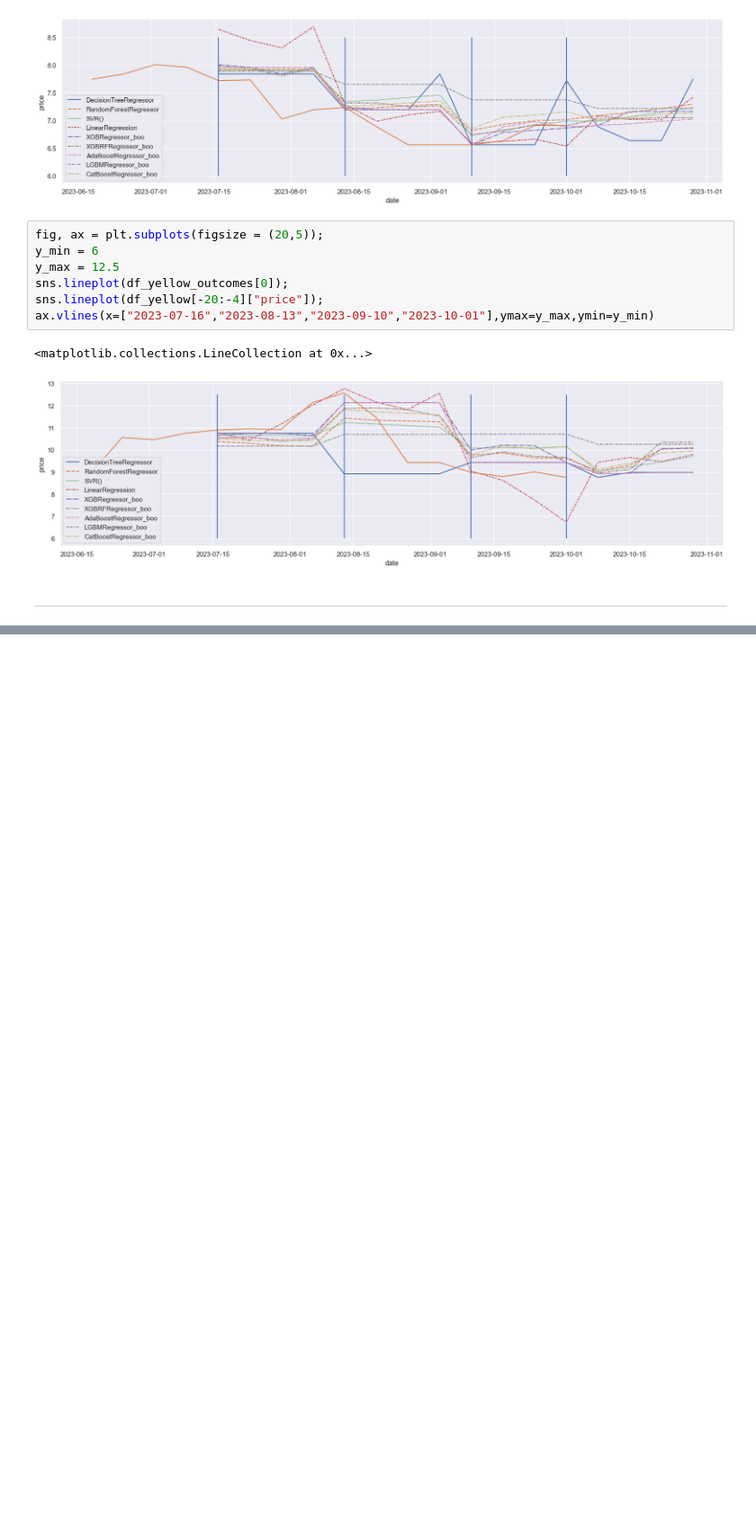
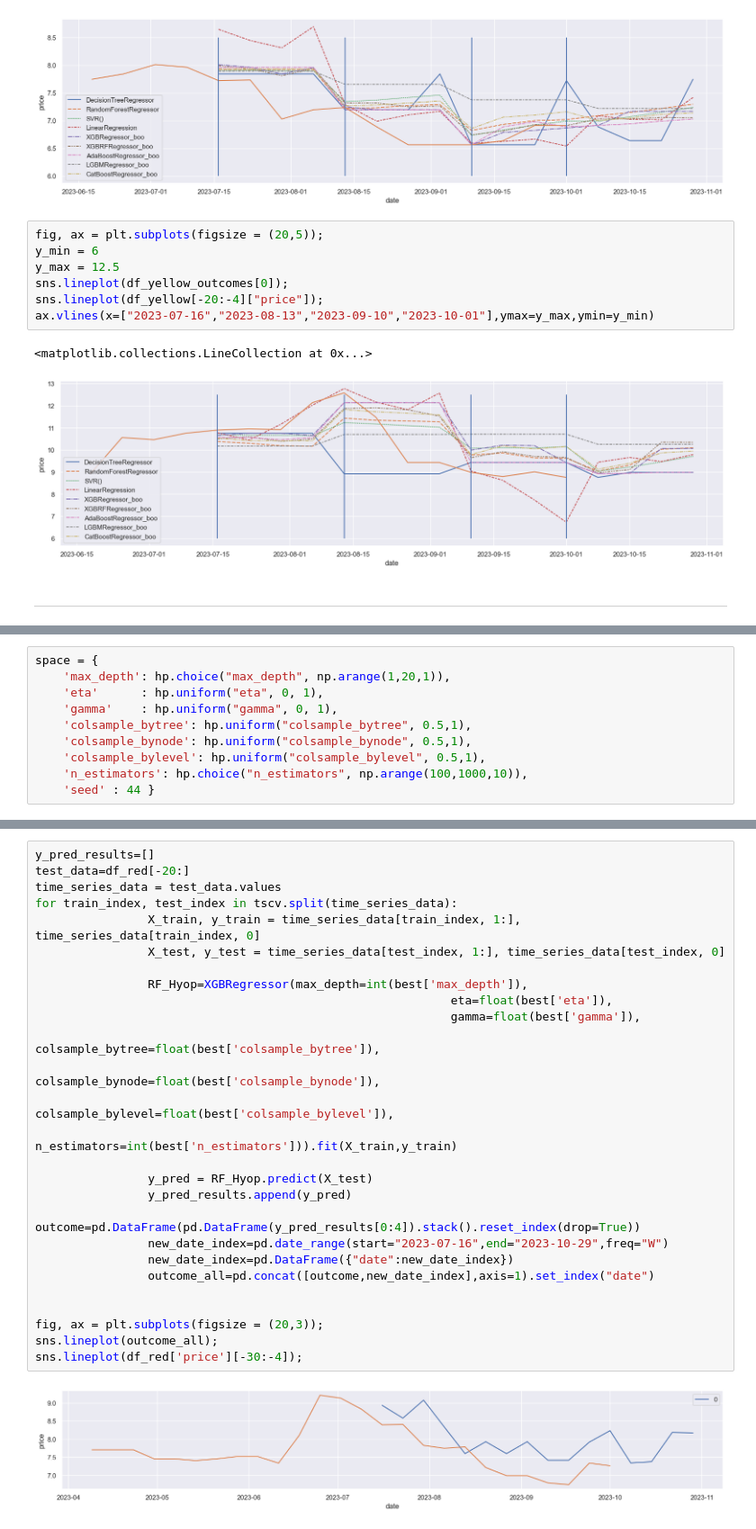
Before and after one commit to omar-ammar0/Intern_Final_Project, a Jupyter notebook: notebooks/Data_Cleaning/Data_Modelling.ipynb, the cells around one changed output, grey strips where cells are left out. Shown at 90% size. Cells and saved outputs as stored; diff of their text form; blank space fills up the shorter version.

```diff
--- a/notebooks/Data_Cleaning/Data_Modelling.ipynb
+++ b/notebooks/Data_Cleaning/Data_Modelling.ipynb
@@ -217,0 +222,10 @@ ax.vlines(x=["2023-07-16","2023-08-13","2023-09-10","2023-10-01"],ymax=y_max,ymi
+# %%
+space = {
+    'max_depth': hp.choice("max_depth", np.arange(1,20,1)),
+    'eta'      : hp.uniform("eta", 0, 1),
+    'gamma'    : hp.uniform("gamma", 0, 1),
+    'colsample_bytree': hp.uniform("colsample_bytree", 0.5,1),
+    'colsample_bynode': hp.uniform("colsample_bynode", 0.5,1),
+    'colsample_bylevel': hp.uniform("colsample_bylevel", 0.5,1),
+    'n_estimators': hp.choice("n_estimators", np.arange(100,1000,10)),
+    'seed' : 44 }
@@ -217,0 +263,29 @@ ax.vlines(x=["2023-07-16","2023-08-13","2023-09-10","2023-10-01"],ymax=y_max,ymi
+# %%
+y_pred_results=[]
+test_data=df_red[-20:]
+time_series_data = test_data.values
+for train_index, test_index in tscv.split(time_series_data):
+                X_train, y_train = time_series_data[train_index, 1:], time_series_data[train_index, 0]
+                X_test, y_test = time_series_data[test_index, 1:], time_series_data[test_index, 0]
+
+                RF_Hyop=XGBRegressor(max_depth=int(best['max_depth']),
+                                                           eta=float(best['eta']),
+                                                           gamma=float(best['gamma']),
+                                                           colsample_bytree=float(best['colsample_bytree']),
+                                                           colsample_bynode=float(best['colsample_bynode']),
+                                                           colsample_bylevel=float(best['colsample_bylevel']),
+                                                           n_estimators=int(best['n_estimators'])).fit(X_train,y_train)
+
+                y_pred = RF_Hyop.predict(X_test)
+                y_pred_results.append(y_pred)
+                outcome=pd.DataFrame(pd.DataFrame(y_pred_results[0:4]).stack().reset_index(drop=True))
+                new_date_index=pd.date_range(start="2023-07-16",end="2023-10-29",freq="W")
+                new_date_index=pd.DataFrame({"date":new_date_index})
+                outcome_all=pd.concat([outcome,new_date_index],axis=1).set_index("date")
+
+
+fig, ax = plt.subplots(figsize = (20,3));
+sns.lineplot(outcome_all);
+sns.lineplot(df_red['price'][-30:-4]);
+# %% [output]
+[figure, added]
```
Also changed, not shown: parts of 4 cells of this notebook.
